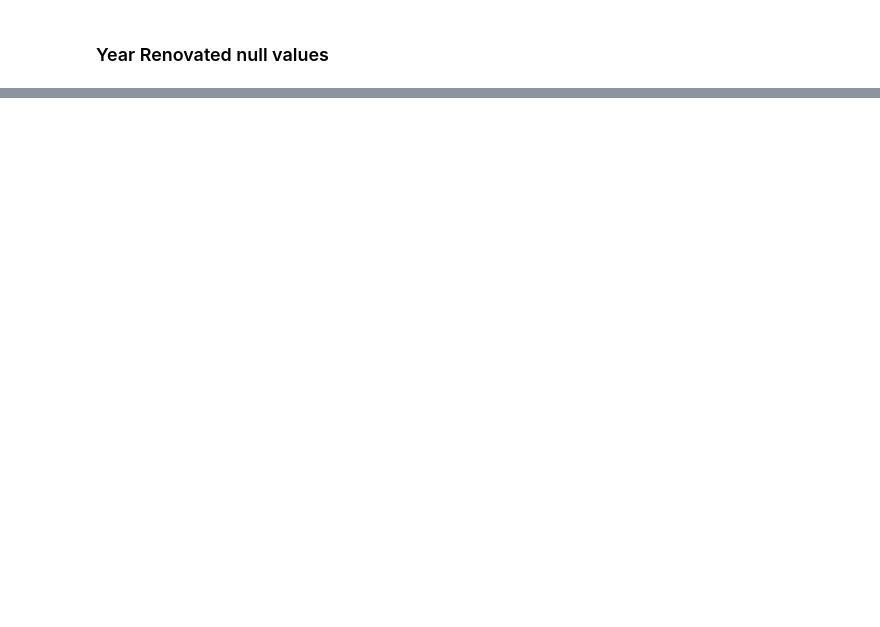
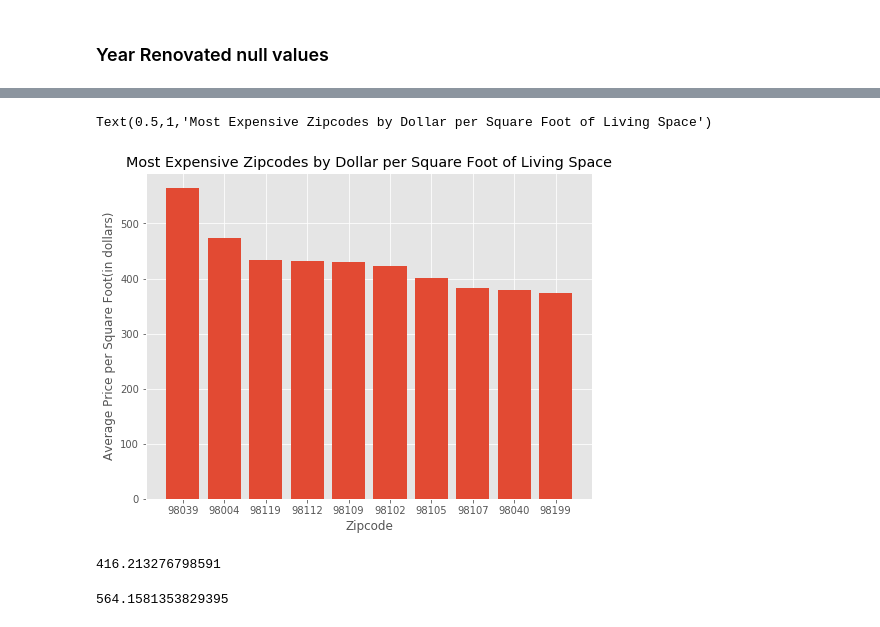
Before and after one commit to yshp57/dsc-1-final-project-online-ds-pt-100118, a Jupyter notebook: student.ipynb, the cells around one changed output, grey strips where cells are left out. Saved outputs shown, nothing was run; the diff lists cells and outputs as text; code cells hidden in the pictures; blank space fills up the shorter version.

```diff
--- a/student.ipynb
+++ b/student.ipynb
@@ -193,0 +531,21 @@ df.yr_renovated.fillna(value=0, inplace=True)
+# %%
+zippricesqft = dfzips.sort_values('pricepersqft', ascending=False).head(10)
+plt.figure(figsize=(8,6))
+plt.bar(zippricesqft['zipcode'].head(10), zippricesqft.pricepersqft.head(n=10))
+plt.xlabel('Zipcode')
+plt.ylabel('Average Price per Square Foot(in dollars)')
+plt.title('Most Expensive Zipcodes by Dollar per Square Foot of Living Space')
+# %% [output]
+Text(0.5,1,'Most Expensive Zipcodes by Dollar per Square Foot of Living Space')
+[figure, added]
+# %%
+zipmin = dfzips.pricepersqft.min()
+zipmax = dfzips.pricepersqft.max()
+zipdifference = zipmax - zipmin
+zipdifference
+# %% [output]
+416.213276798591
+# %%
+dfzips.pricepersqft.max()
+# %% [output]
+564.1581353829395
```
Also changed, not shown: parts of 137 cells of this notebook, 2 other files.
